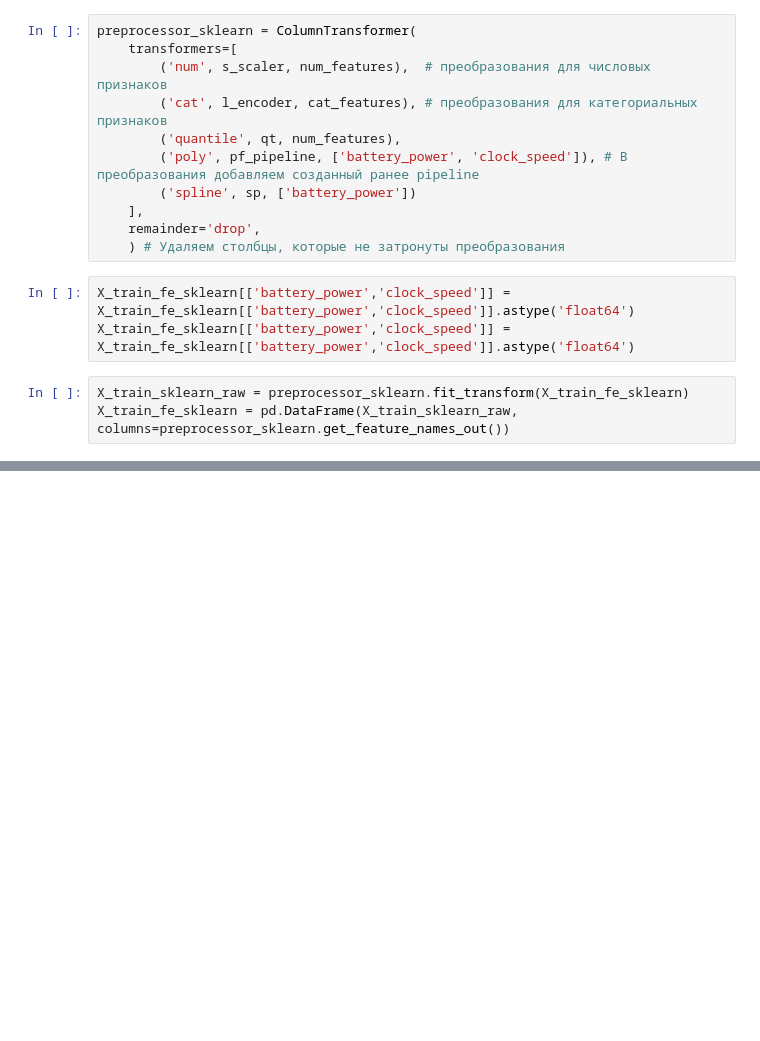
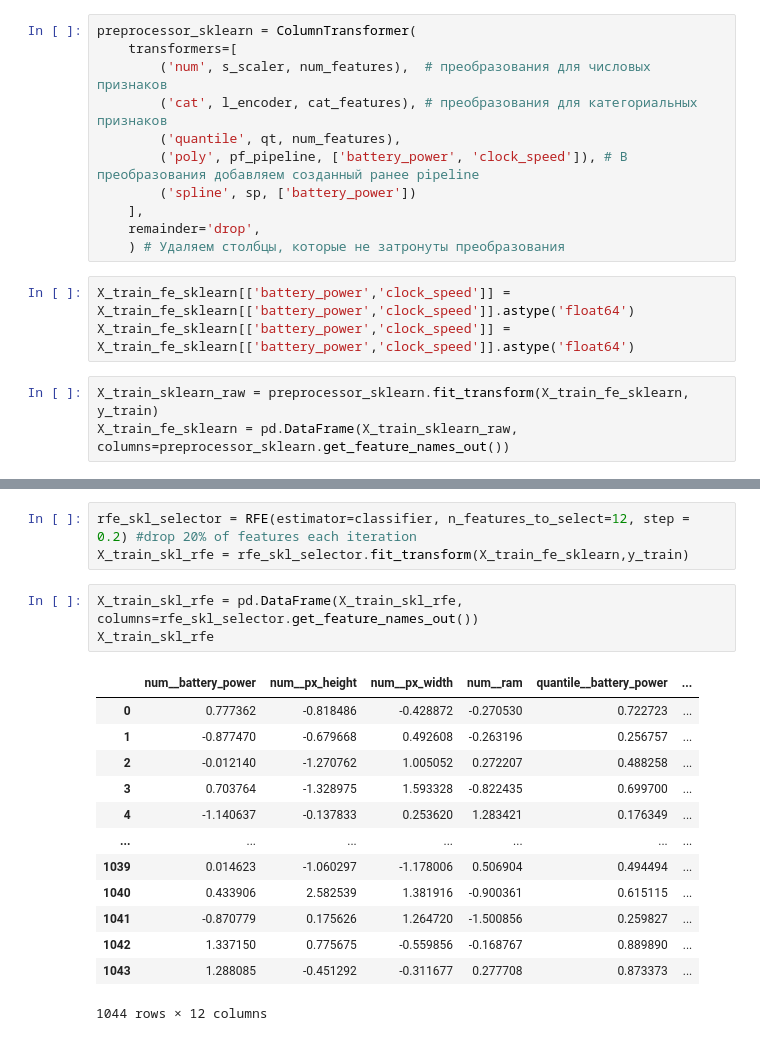
Before and after one commit to Alexandr-Fenske/IIS-lab1, a Jupyter notebook: research/research.ipynb, the cells around one changed output, grey strips where cells are left out. Saved outputs shown, nothing was run; the diff lists cells and outputs as text; blank space fills up the shorter version.

```diff
--- a/research/research.ipynb
+++ b/research/research.ipynb
@@ -276,5 +276,5 @@ preprocessor_sklearn = ColumnTransformer(
 X_train_fe_sklearn[['battery_power','clock_speed']] = X_train_fe_sklearn[['battery_power','clock_speed']].astype('float64')
 X_train_fe_sklearn[['battery_power','clock_speed']] = X_train_fe_sklearn[['battery_power','clock_speed']].astype('float64')
 # %%
-X_train_sklearn_raw = preprocessor_sklearn.fit_transform(X_train_fe_sklearn)
+X_train_sklearn_raw = preprocessor_sklearn.fit_transform(X_train_fe_sklearn, y_train)
 X_train_fe_sklearn = pd.DataFrame(X_train_sklearn_raw, columns=preprocessor_sklearn.get_feature_names_out())
@@ -339,0 +390,20 @@ assert (run.info.status =='FINISHED')
+# %%
+rfe_skl_selector = RFE(estimator=classifier, n_features_to_select=12, step = 0.2) #drop 20% of features each iteration
+X_train_skl_rfe = rfe_skl_selector.fit_transform(X_train_fe_sklearn,y_train)
+# %%
+X_train_skl_rfe = pd.DataFrame(X_train_skl_rfe, columns=rfe_skl_selector.get_feature_names_out())
+X_train_skl_rfe
+# %% [output]
+|  | num__battery_power | num__px_height | num__px_width | num__ram | quantile__battery_power | ... |
+| 0 | 0.777362 | -0.818486 | -0.428872 | -0.270530 | 0.722723 | ... |
+| 1 | -0.877470 | -0.679668 | 0.492608 | -0.263196 | 0.256757 | ... |
+| 2 | -0.012140 | -1.270762 | 1.005052 | 0.272207 | 0.488258 | ... |
+| 3 | 0.703764 | -1.328975 | 1.593328 | -0.822435 | 0.699700 | ... |
+| 4 | -1.140637 | -0.137833 | 0.253620 | 1.283421 | 0.176349 | ... |
+| ... | ... | ... | ... | ... | ... | ... |
+| 1039 | 0.014623 | -1.060297 | -1.178006 | 0.506904 | 0.494494 | ... |
+| 1040 | 0.433906 | 2.582539 | 1.381916 | -0.900361 | 0.615115 | ... |
+| 1041 | -0.870779 | 0.175626 | 1.264720 | -1.500856 | 0.259827 | ... |
+| 1042 | 1.337150 | 0.775675 | -0.559856 | -0.168767 | 0.889890 | ... |
+| 1043 | 1.288085 | -0.451292 | -0.311677 | 0.277708 | 0.873373 | ... |
+1044 rows × 12 columns
```
Also changed, not shown: parts of 30 cells of this notebook.
